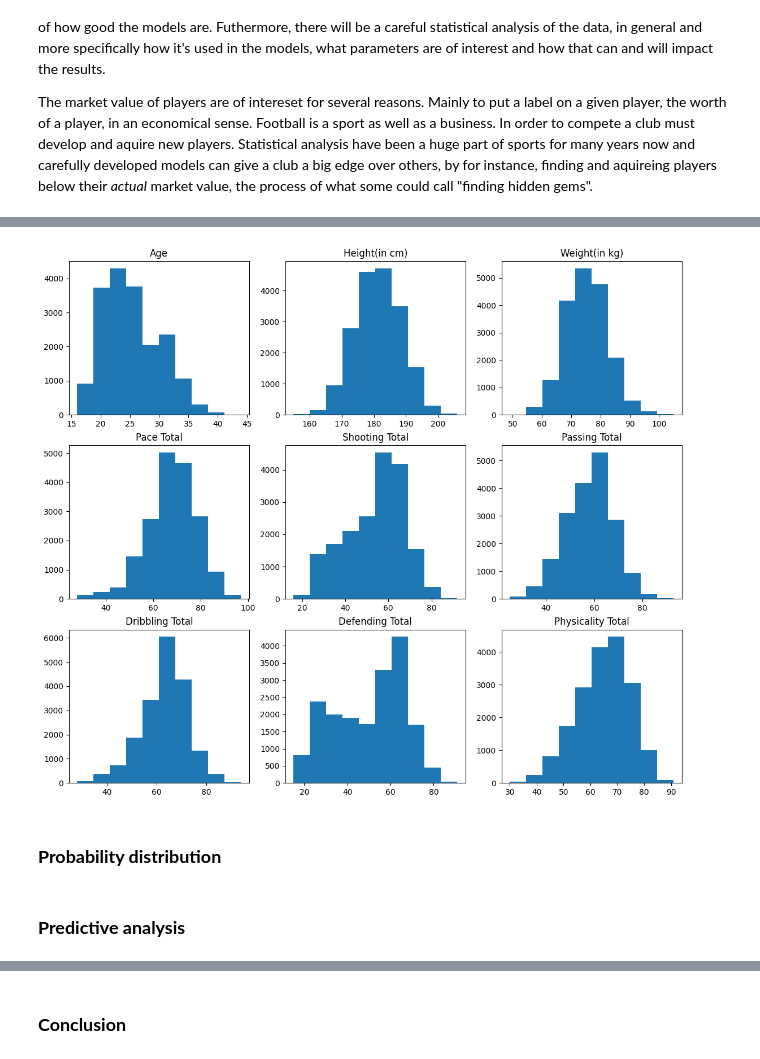
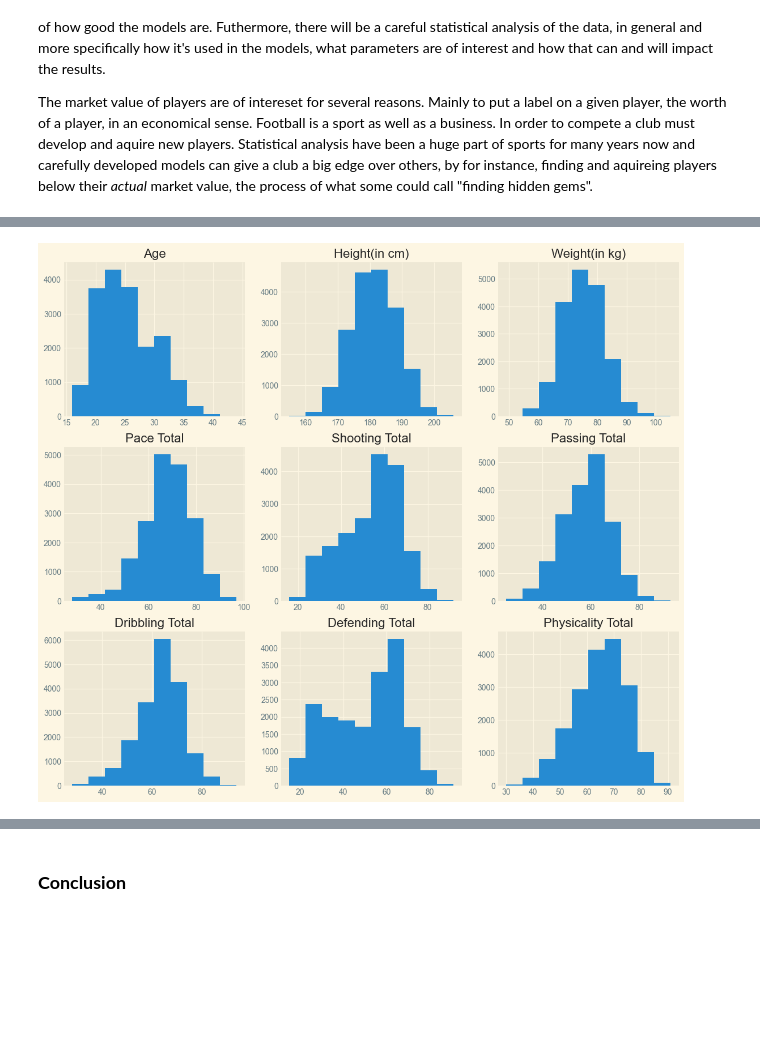
Before and after one commit to ValterMiari/Stats, a Jupyter notebook: Project/project_fifa.ipynb, the cells around one changed output, grey strips where cells are left out. Saved outputs shown, nothing was run; the diff lists cells and outputs as text; code cells hidden in the pictures; blank space fills up the shorter version.

```diff
--- a/Project/project_fifa.ipynb
+++ b/Project/project_fifa.ipynb
@@ -16,12 +16,15 @@ The target value, is a score for each player representing their market value. A
 # Importing libraries and downloading data
 import numpy as np
 import pandas as pd
-import matplotlib.pyplot as plt
 import scipy.stats as ss
 pd.set_option('display.max_columns', None)
 
+import matplotlib.pyplot as plt
+plt.style.use('Solarize_Light2')
+import seaborn as sns
+
 data = pd.read_csv('FIFA_23_Players_Data.csv')
-data.head()
+data.head(10)
 # %% [output]
 |  | Known As | Full Name | Overall | Potential | Value(in Euro) | Positions Played | Best Position | Nationality | ... |
 | 0 | L. Messi | Lionel Messi | 91 | 91 | 54000000 | RW | CAM | Argentina | ... |
@@ -101,20 +124,16 @@ To give some more intuition and insight into the dataset, the histograms of some
 # %%
-def plot_histograms(labels, data):
+def plot_histograms(labels, data, density=False):
     fig, axes = plt.subplots(int(len(labels) / 3), 3, figsize=(14, 12))
     row = 0
     for i in range(len(labels)):
         if i != 0 and i % 3 == 0:
             row += 1
         axes[row, (i % 3)].set_title(labels[i])
-        axes[row, (i % 3)].hist(data[labels[i]])
+        axes[row, (i % 3)].hist(data[labels[i]], density=density)
 
 labels = ['Age', 'Height(in cm)', 'Weight(in kg)', 'Pace Total', 'Shooting Total',
 'Passing Total', 'Dribbling Total', 'Defending Total', 'Physicality Total']
 
 plot_histograms(labels, data)
 # %% [output]
-[figure, old version]
+[figure, new version]
-# %% [markdown]
-### **Probability distribution**
-# %% [markdown]
-### **Predictive analysis**
```
Also changed, not shown: parts of 30 cells of this notebook, 1 other file.
